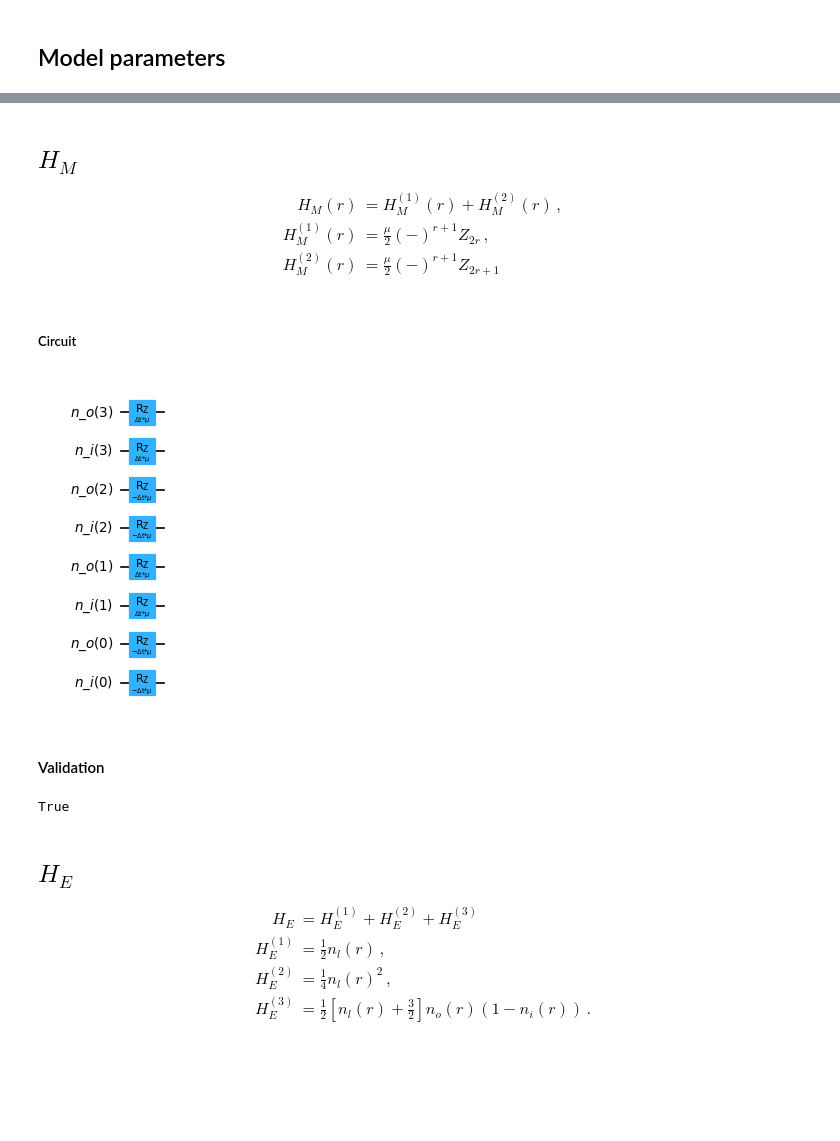
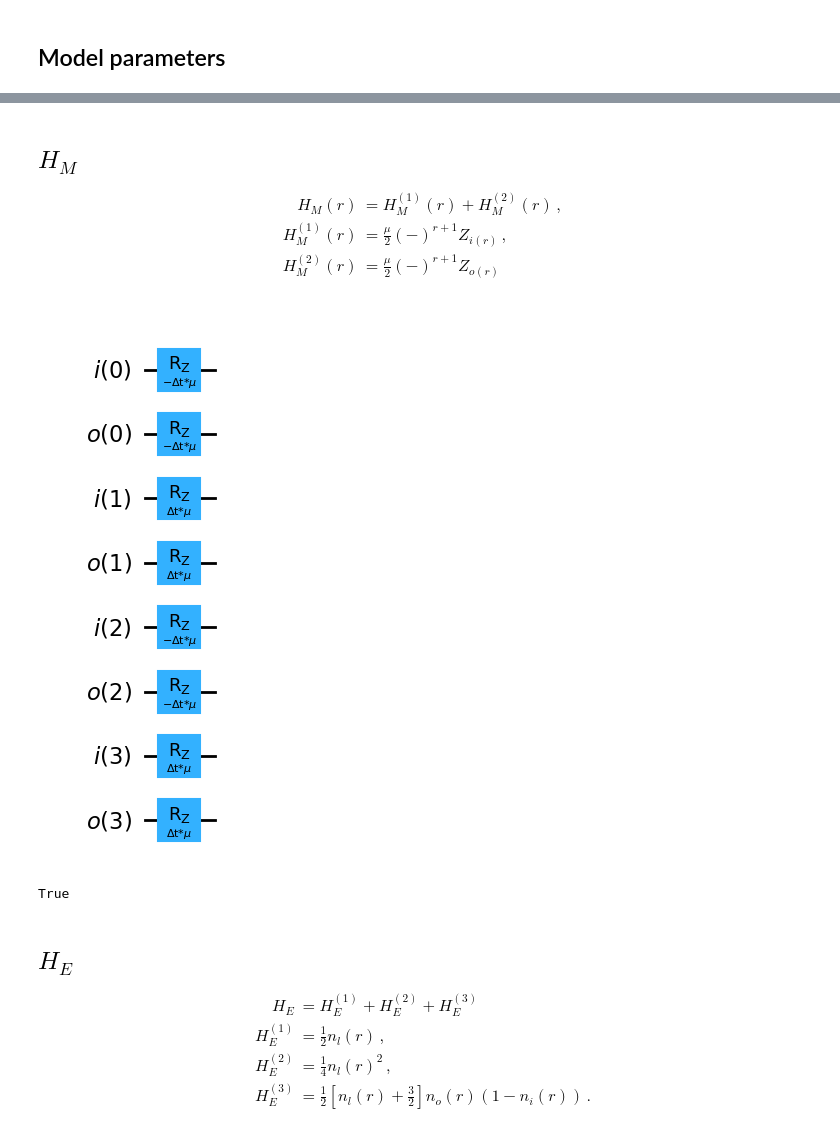
Before and after one commit to yiiyama/lsh-qudit, a Jupyter notebook: full_circuit.ipynb, the cells around one changed output, grey strips where cells are left out. Drawn from its saved outputs; the diff is of its cells as text; code cells hidden in the pictures; blank space fills up the shorter version.

Commit message:
Four site components validated

```diff
--- a/full_circuit.ipynb
+++ b/full_circuit.ipynb
@@ -120,30 +97,33 @@ ocincr[3:, 3:] = np.eye(3, dtype=np.complex128)
 $$
 \begin{align*}
 H_{M}(r) &= H_{M}^{(1)}(r) + H_{M}^{(2)}(r)\,, \\
-H_{M}^{(1)}(r) &= \frac{\mu}{2}(-)^{r+1}Z_{2r}\,,\\
-H_{M}^{(2)}(r) &= \frac{\mu}{2}(-)^{r+1}Z_{2r+1}\,
+H_{M}^{(1)}(r) &= \frac{\mu}{2}(-)^{r+1}Z_{i(r)}\,,\\
+H_{M}^{(2)}(r) &= \frac{\mu}{2}(-)^{r+1}Z_{o(r)}\,
 \end{align*}
 $$
-# %% [markdown]
-##### Circuit
-# %%
-mass_circuit = mass_term(registers, time_step, mass_mu)
-
-remove_idle_wires(mass_circuit).draw('mpl', scale=0.6)
-# %% [output]
-[figure, removed]
-# %% [markdown]
-#### Validation
-# %%
-reduced = remove_idle_wires(mass_circuit.assign_parameters({mass_mu: mu, time_step: dt}), flatten=True)
-nq = reduced.num_qubits
-
-paulis = ['I' * iq + 'Z' + 'I' * (nq - iq - 1) for iq in range(nq)]
-coeffs = np.tile([-1, -1, 1, 1], num_sites // 2) * mu / 2. * dt
-hmat = SparsePauliOp(paulis, coeffs).to_matrix()
-validate_circuit(reduced, hmat)
-# %% [output]
-True
+# %%
+qp = QubitPlacement(sum(([('i', site), ('o', site)] for site in range(4)), []))
+mass_circuit = QuantumCircuit(qp.num_qubits)
+for site in range(4):
+    circuit, init_p, _ = mass_term(site, time_step, mass_mu)
+    mass_circuit.compose(circuit, qubits=[qp[lab] for lab in init_p.qubit_labels], inplace=True)
+draw_circuit(mass_circuit, qp, reorder=False)
+# %% [output]
+[figure, added]
+# %%
+assigned = sort_qubits(mass_circuit, qp).assign_parameters({mass_mu: mu, time_step: dt})
+op = np.zeros((2,) * (2 * num_sites))
+pauliz = np.array([1., -1.])
+for site in range(4):
+    for io in range(2):
+        dim = 2 * (4 - site) - io - 1
+        extra_dims = list(range(dim)) + list(range(dim + 1, 8))
+        op += np.expand_dims(pauliz * (-1 + 2 * (site % 2)), extra_dims)
+op *= mu / 2. * dt
+hmat = np.diagflat(op)
+validate_circuit(assigned, hmat, diagonal=True)
+# %% [output]
+True
 # %% [markdown]
 ## $H_E$
 
```
Also changed, not shown: parts of 76 cells of this notebook.
